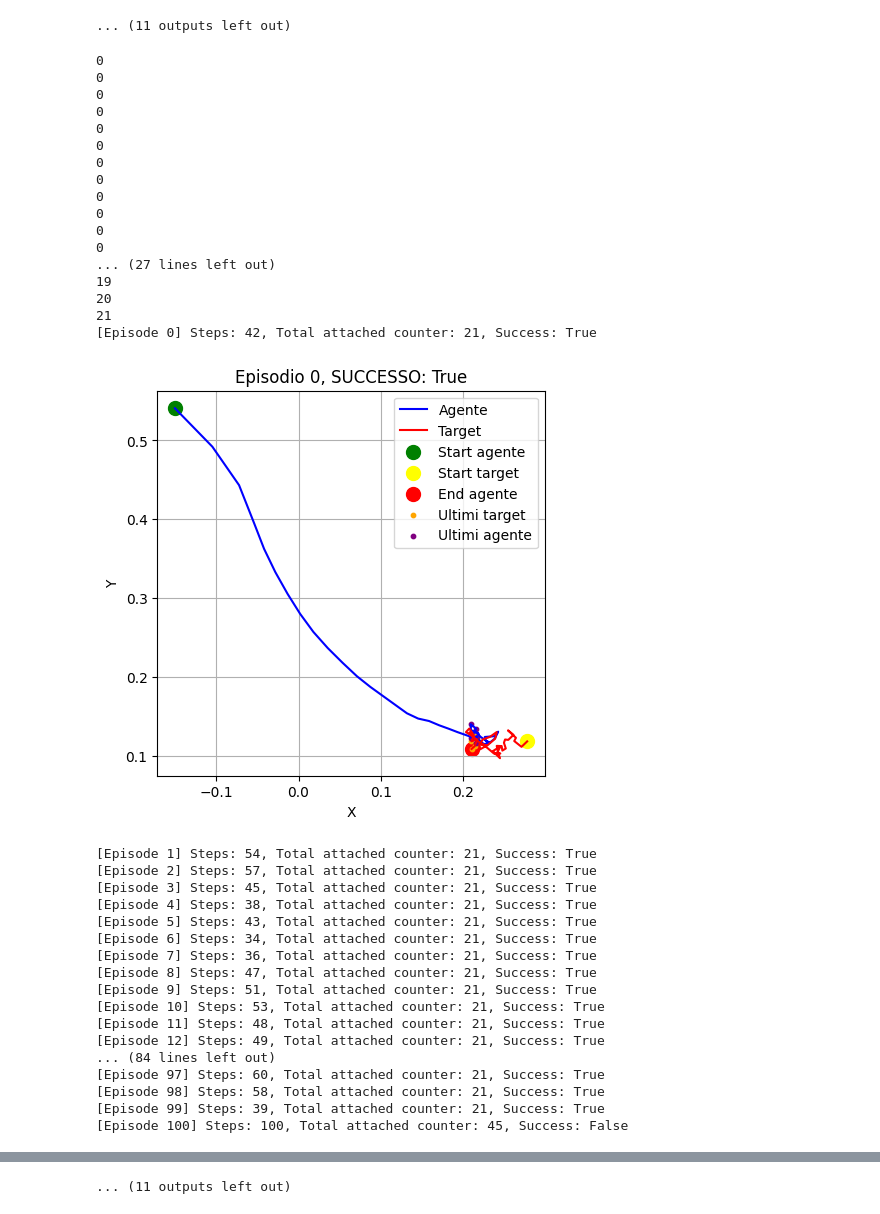
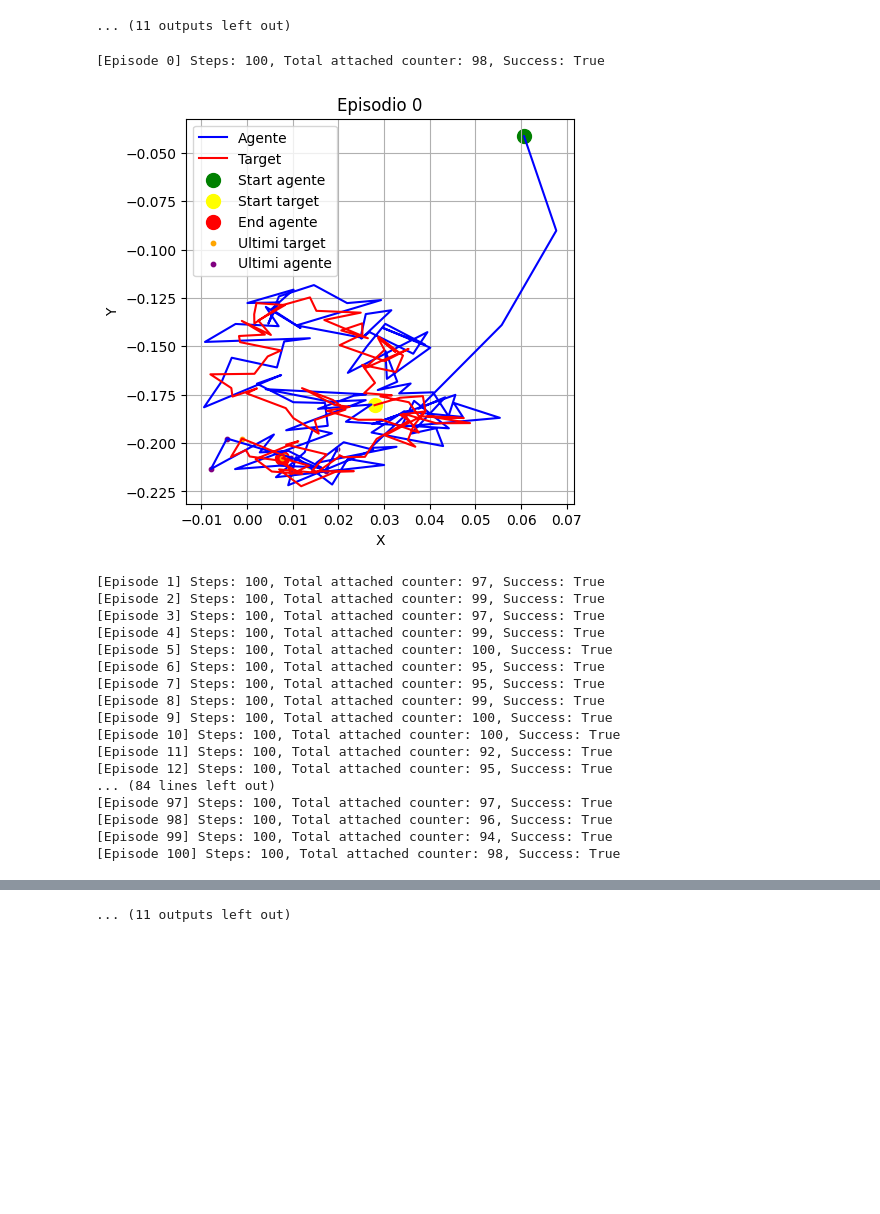
Before and after one commit to EdoardoZappia/RL_tracking, a Jupyter notebook: ddpg.ipynb, the cells around one changed output, grey strips where cells are left out. Drawn from its saved outputs; the diff is of its cells as text; code cells hidden in the pictures; blank space fills up the shorter version.

```diff
--- a/ddpg.ipynb
+++ b/ddpg.ipynb
@@ -760,10 +760,11 @@ def test_agent_with_random_targets(agent, env=None, num_episodes=1001, tolerance
                 attached_counter += 1
             else:
                 attached_counter = 0
-            if ep == 0:
-                print(attached_counter)
-            if attached_counter > 20 or truncated:
-                done = True
+
+            #if attached_counter > 20 or truncated:
+            #    done = True
+
+            done = truncated
 
             state = next_state
             step += 1
@@ -776,67 +777,51 @@ def test_agent_with_random_targets(agent, env=None, num_episodes=1001, tolerance
 
         print(f"[Episode {ep}] Steps: {step}, Total attached counter: {total_attached_counter}, Success: {success}")
 
         if ep % 100 == 0:
             trajectory = np.array(trajectory)
             target_trajectory = np.array(target_trajectory)
             plt.figure(figsize=(5, 5))
             plt.plot(trajectory[:, 0], trajectory[:, 1], label="Agente", color='blue')
             plt.plot(target_trajectory[:, 0], target_trajectory[:, 1], label="Target", color='red')
             plt.scatter(*trajectory[0], color='green', label='Start agente', s=100)
             plt.scatter(*target_trajectory[0], color='yellow', label='Start target', s=100)
             plt.scatter(*target_trajectory[-1], color='red', label='End agente', s=100)
             plt.scatter(target_trajectory[-5:, 0], target_trajectory[-5:, 1], color='orange', label='Ultimi target', s=10)
             plt.scatter(trajectory[-5:, 0], trajectory[-5:, 1], color='purple', label='Ultimi agente', s=10)
-            plt.title(f"Episodio {ep}, SUCCESSO: {success}")
+            plt.title(f"Episodio {ep}")#, SUCCESSO: {success}")
             plt.xlabel("X")
             plt.ylabel("Y")
             plt.legend()
             plt.grid()
             plt.show()
 
 
 
     env.close()
     print(f"\nMedia distanza finale: {np.mean(ep_attached_counter):.4f}")
     print(f"Numero successi: {success_counter} / {num_episodes}")
 
 if __name__ == "__main__":
-    checkpoint = "runs/ddpg_run_dyn20250415_182341/checkpoint_ep2234.pth"
+    checkpoint = "runs/ddpg_run_dyn20250416_231053/checkpoint_ep2324.pth"
     agent = load_agent(checkpoint)
     test_agent_with_random_targets(agent)
 # %% [output]
-0
-0
-0
-0
-0
-0
-0
-0
-0
-0
-0
-0
-... (27 lines left out)
-19
-20
-21
-[Episode 0] Steps: 42, Total attached counter: 21, Success: True
+[Episode 0] Steps: 100, Total attached counter: 98, Success: True
-[figure, old version]
+[figure, new version]
-[Episode 1] Steps: 54, Total attached counter: 21, Success: True
-[Episode 2] Steps: 57, Total attached counter: 21, Success: True
-[Episode 3] Steps: 45, Total attached counter: 21, Success: True
-[Episode 4] Steps: 38, Total attached counter: 21, Success: True
-[Episode 5] Steps: 43, Total attached counter: 21, Success: True
-[Episode 6] Steps: 34, Total attached counter: 21, Success: True
-[Episode 7] Steps: 36, Total attached counter: 21, Success: True
-[Episode 8] Steps: 47, Total attached counter: 21, Success: True
-[Episode 9] Steps: 51, Total attached counter: 21, Success: True
-[Episode 10] Steps: 53, Total attached counter: 21, Success: True
-[Episode 11] Steps: 48, Total attached counter: 21, Success: True
-[Episode 12] Steps: 49, Total attached counter: 21, Success: True
+[Episode 1] Steps: 100, Total attached counter: 97, Success: True
+[Episode 2] Steps: 100, Total attached counter: 99, Success: True
+[Episode 3] Steps: 100, Total attached counter: 97, Success: True
+[Episode 4] Steps: 100, Total attached counter: 99, Success: True
+[Episode 5] Steps: 100, Total attached counter: 100, Success: True
+[Episode 6] Steps: 100, Total attached counter: 95, Success: True
+[Episode 7] Steps: 100, Total attached counter: 95, Success: True
+[Episode 8] Steps: 100, Total attached counter: 99, Success: True
+[Episode 9] Steps: 100, Total attached counter: 100, Success: True
+[Episode 10] Steps: 100, Total attached counter: 100, Success: True
+[Episode 11] Steps: 100, Total attached counter: 92, Success: True
+[Episode 12] Steps: 100, Total attached counter: 95, Success: True
 ... (84 lines left out)
-[Episode 97] Steps: 60, Total attached counter: 21, Success: True
-[Episode 98] Steps: 58, Total attached counter: 21, Success: True
-[Episode 99] Steps: 39, Total attached counter: 21, Success: True
-[Episode 100] Steps: 100, Total attached counter: 45, Success: False
+[Episode 97] Steps: 100, Total attached counter: 97, Success: True
+[Episode 98] Steps: 100, Total attached counter: 96, Success: True
+[Episode 99] Steps: 100, Total attached counter: 94, Success: True
+[Episode 100] Steps: 100, Total attached counter: 98, Success: True
```
Also changed, not shown: parts of 1 cell of this notebook, 3 other files.
